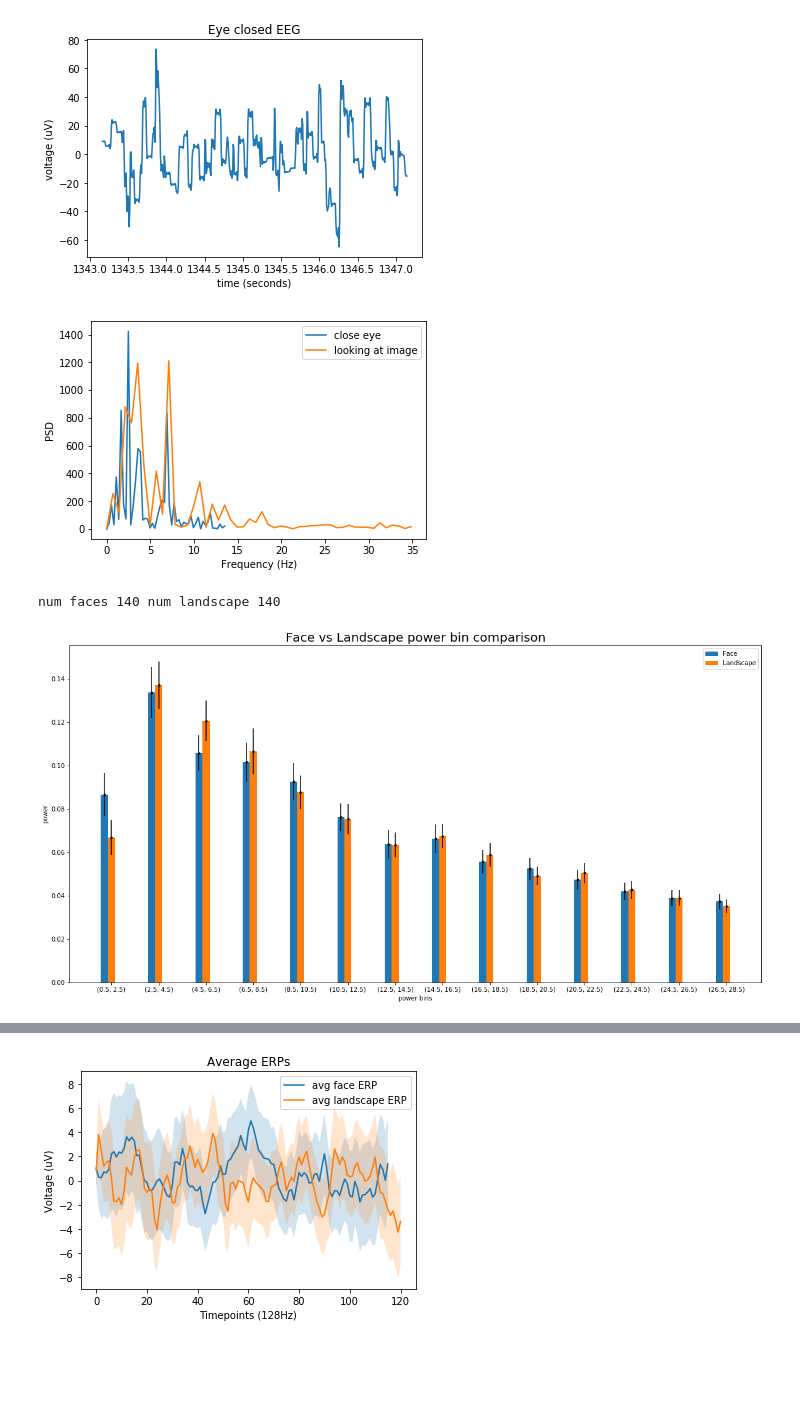
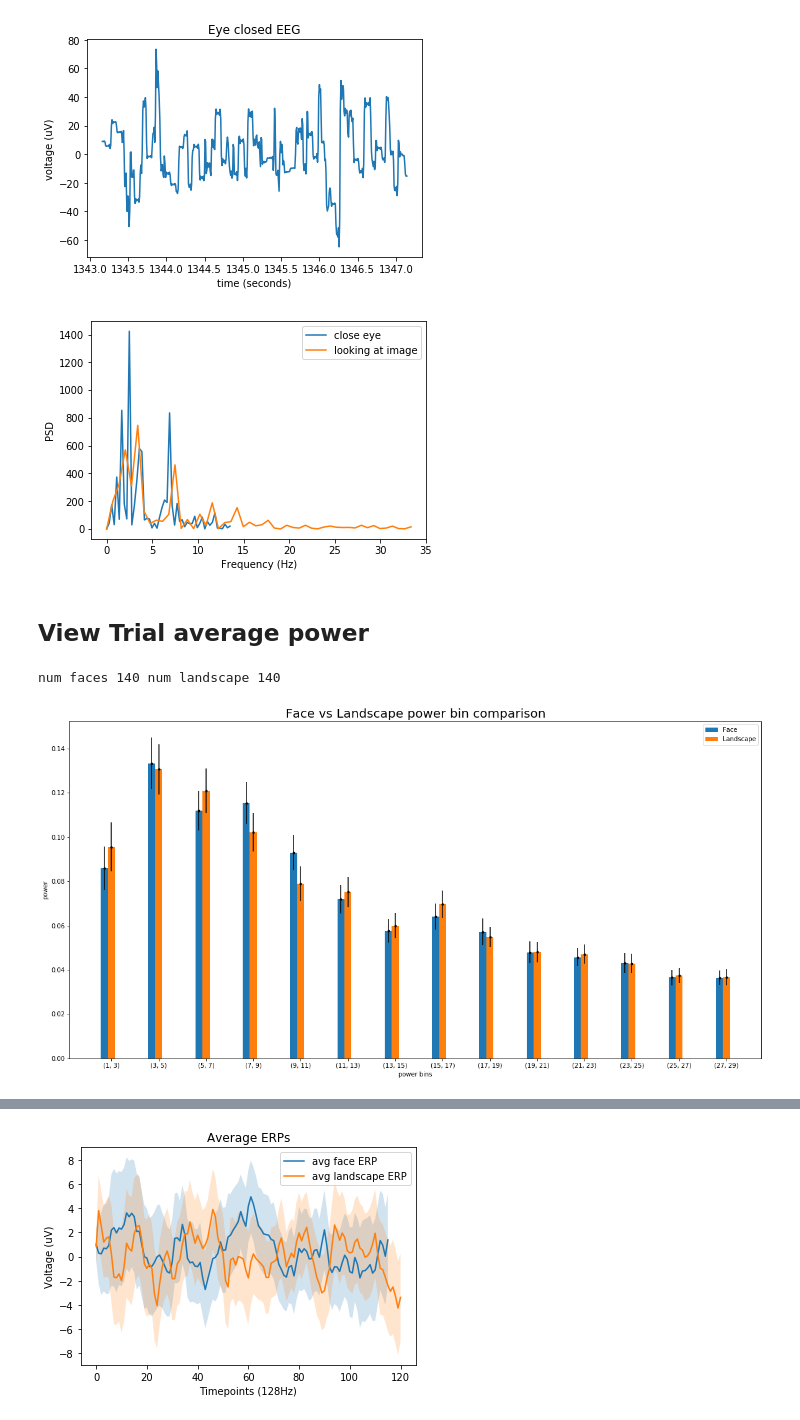
Before and after one commit to NeuroTech-UCSD/EEGFaceDetection, a Jupyter notebook: Data_Analysis/00_View_Data.ipynb, the cells around one changed output, grey strips where cells are left out. Cells and saved outputs as stored; diff of their text form; code cells hidden in the pictures; blank space fills up the shorter version.

Commit message:
cleaned up view data

```diff
--- a/Data_Analysis/00_View_Data.ipynb
+++ b/Data_Analysis/00_View_Data.ipynb
@@ -252,11 +299,13 @@ plt.show()
 # %%
 # View PSD of eye close vs trial
 plotPSD_fromEEG(close_eye[0][StreamType.EEG.value][StreamType.DATA.value][20:,0], cut_off=50, label="close eye")
-plotPSD_fromEEG(longer_trials[2][StreamType.EEG.value][StreamType.DATA.value][20:,0], cut_off=50, label="looking at image")
+plotPSD_fromEEG(longer_trials[1][StreamType.EEG.value][StreamType.DATA.value][20:,0], cut_off=50, label="looking at image")
 plt.legend()
 plt.show()
 # %% [output]
-[figure, old version]
+[figure, new version]
+# %% [markdown]
+## View Trial average power
 # %%
 # Find min length of eeg
 min_len = None
@@ -279,3 +328,7 @@ for trial in trials:
         face_eeg.append(eeg_data_in_volts)
     else :
         landscape_eeg.append(eeg_data_in_volts)
+
+print("num faces", len(face_eeg), "num landscape", len(landscape_eeg))
+# %% [output]
+num faces 140 num landscape 140
@@ -286,8 +335,8 @@ full_intervals = getIntervals(full_binning)
-# %%
-print("num faces", len(face_eeg), "num landscape", len(landscape_eeg))
-# %% [output]
-num faces 140 num landscape 140
 # %%
+# Visualize power with even bin sizes
+full_binning=list(np.arange(1, 30, 2))
+full_intervals = getIntervals(full_binning)
+
 face_ratio_avg, face_sem = getPowerRatioAvgSEM(face_eeg, binning=full_binning)
 landscape_ratio_avg, landscape_sem = getPowerRatioAvgSEM(landscape_eeg, binning=full_binning)
 
@@ -297,4 +346,4 @@ plt.xlabel("power bins")
 plt.ylabel("power")
 plotMultipleBarGraphs([face_ratio_avg, landscape_ratio_avg], 0.15, ["Face", "Landscape"], full_intervals, error_values=[face_sem, landscape_sem])
 # %% [output]
-[figure, old version]
+[figure, new version]
```
Also changed, not shown: parts of 28 cells of this notebook.
